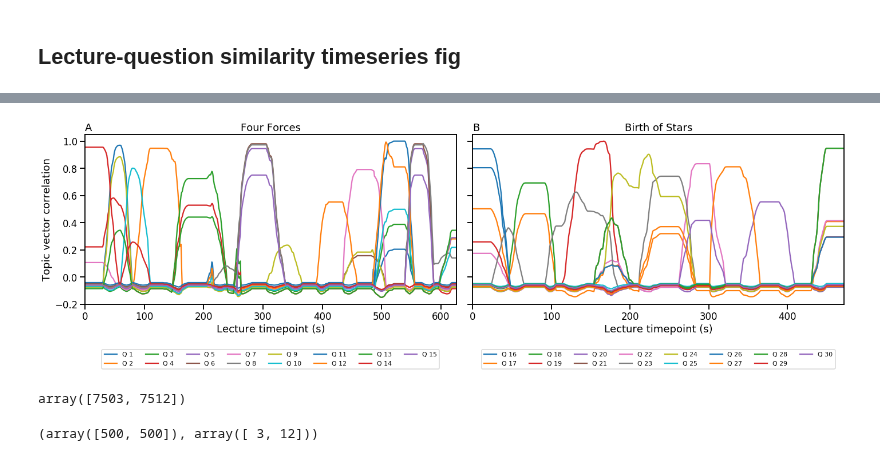
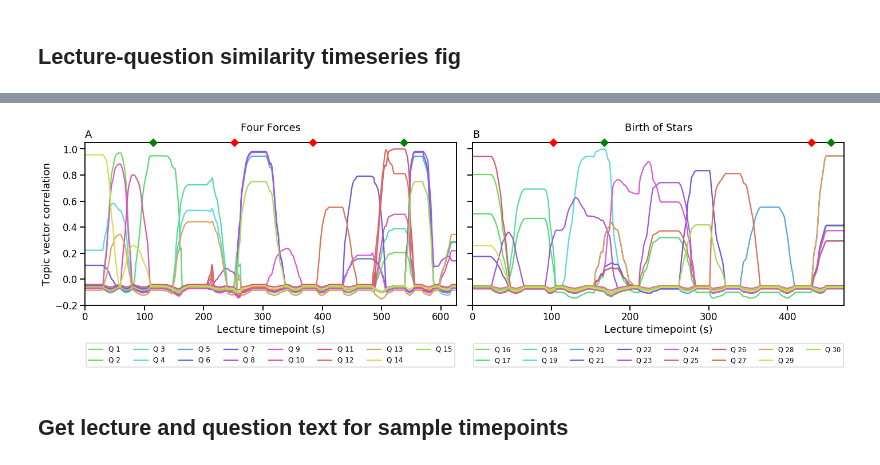
Before and after one commit to ContextLab/efficient-learning-khan, a Jupyter notebook: code/notebooks/lecture-question-timeseries-figs.ipynb, the cells around one changed output, grey strips where cells are left out. Saved outputs shown, nothing was run; the diff lists cells and outputs as text; code cells hidden in the pictures.

Commit message:
updated color palette, got text for sample tpts

```diff
--- a/code/notebooks/lecture-question-timeseries-figs.ipynb
+++ b/code/notebooks/lecture-question-timeseries-figs.ipynb
@@ -133,7 +134,15 @@ plt.show()
 ## Lecture-question similarity timeseries fig
 # %%
 sns.set_context('talk')
+# sns.set_palette('hls', 15)
+sns.set_palette(sns.hls_palette(15, h=.3))
 
 forces_qcorrs = 1 - cdist(forces_lecture, forces_qs, 'correlation')
 bos_qcorrs = 1 - cdist(bos_lecture, bos_qs, 'correlation')
+
+# choose some sample points to compare lecture & question content
+forces_high = [115, 537]
+forces_low = [252, 384]
+bos_high = [167, 455]
+bos_low = [102, 430]
 # %%
@@ -171,43 +178,44 @@ plt.show()
 # %%
 fig, axarr = plt.subplots(1, 2, sharey=True)
 fig.set_size_inches(20, 7)
 fax, bax = axarr
 
 # Four Forces
 fax.plot(forces_qcorrs)
+fax.plot(forces_high, [1.05, 1.05], 'g', linestyle='', marker='D',
+         markersize=10, clip_on=False, zorder=10)
+fax.plot(forces_low, [1.05, 1.05], 'r', linestyle='', marker='D',
+         markersize=10, clip_on=False, zorder=10)
 fax.set_xlim(0, forces_lecture.shape[0])
 fax.set_ylim(-.2, 1.05)
 fax.set_xlabel('Lecture timepoint (s)')
 fax.set_ylabel('Topic vector correlation')
-fax.set_title('Four Forces')
-fax.legend(labels=[f'Q {i}' for i in range(1, 16)], fontsize=11, loc=8,
+fax.set_title('Four Forces', pad=20)
+fax.legend(labels=[f'Q {i}' for i in range(1, 16)], fontsize=12, loc=8,
            ncol=8, bbox_to_anchor=(.5, -.4))
 fax.grid(False)
-fax.text(0, 1.02, 'A', horizontalalignment='left', transform=fax.transAxes)
+fax.text(0, 1.03, 'A', horizontalalignment='left', transform=fax.transAxes)
 
 # Birth of Stars
 bax.plot(bos_qcorrs)
+bax.plot(bos_high, [1.05, 1.05], 'g', linestyle='', marker='D',
+         markersize=10, clip_on=False, zorder=10)
+bax.plot(bos_low, [1.05, 1.05], 'r', linestyle='', marker='D',
+         markersize=10, clip_on=False, zorder=10)
 bax.set_xlim(0, bos_lecture.shape[0])
 bax.set_ylim(-.2, 1.05)
 bax.set_xlabel('Lecture timepoint (s)')
-bax.set_title('Birth of Stars')
-bax.legend(labels=[f'Q {i}' for i in range(16, 31)], fontsize=11, loc=8,
+bax.set_title('Birth of Stars', pad=20)
+bax.legend(labels=[f'Q {i}' for i in range(16, 31)], fontsize=11.5, loc=8,
            ncol=8, bbox_to_anchor=(.5, -.4))
 bax.grid(False)
-bax.text(0, 1.02, 'B', horizontalalignment='left', transform=bax.transAxes)
+bax.text(0, 1.03, 'B', horizontalalignment='left', transform=bax.transAxes)
 
 plt.subplots_adjust(wspace=-1)
 plt.tight_layout()
 # plt.savefig(opj(fig_dir, 'lecture-question-similarity.pdf'))
 plt.show()
 # %% [output]
-[figure, old version]
+[figure, new version]
-# %%
-forces_top_tpts = np.unravel_index(np.argsort(forces_qcorrs, axis=None)[:2],
-                                   forces_qcorrs.shape)
-# %% [output]
-array([7503, 7512])
-# %%
-np.unravel_index(np.argsort(forces_qcorrs, axis=None)[:2], forces_qcorrs.shape)
-# %% [output]
-(array([500, 500]), array([ 3, 12]))
+# %% [markdown]
+## Get lecture and question text for sample timepoints
```
Also changed, not shown: parts of 4 cells of this notebook.
